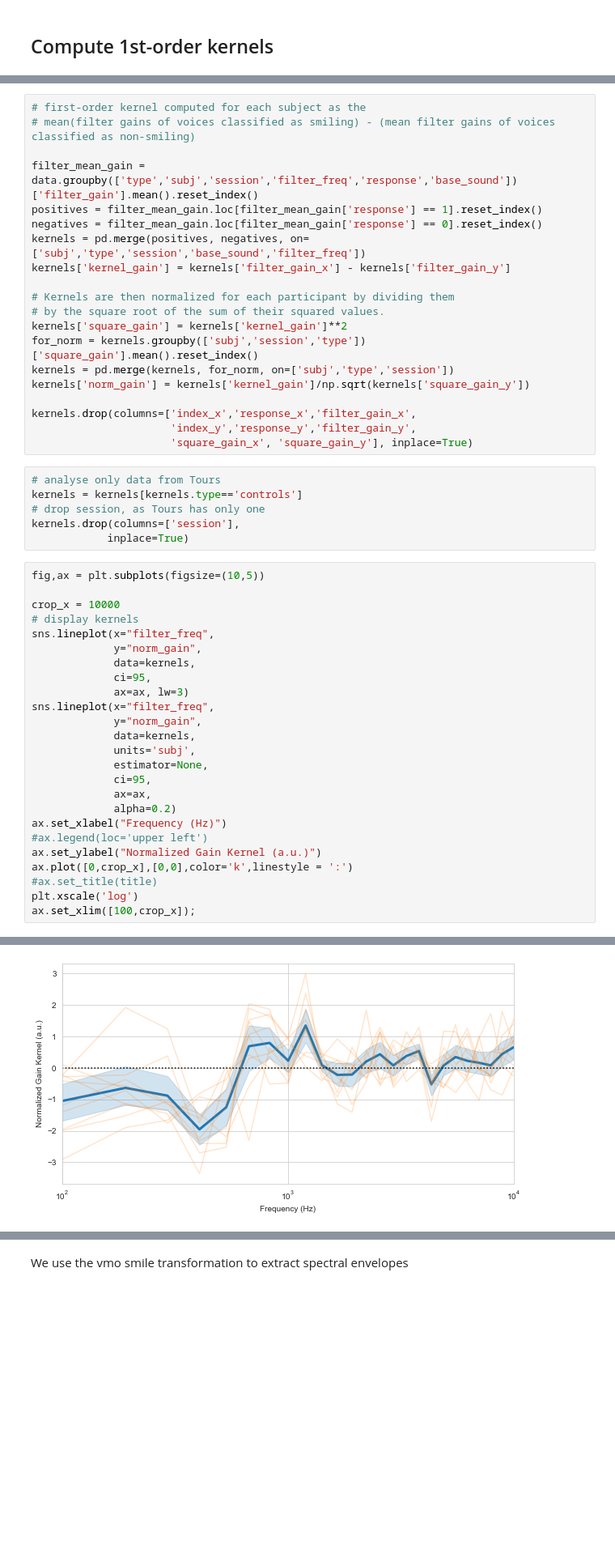
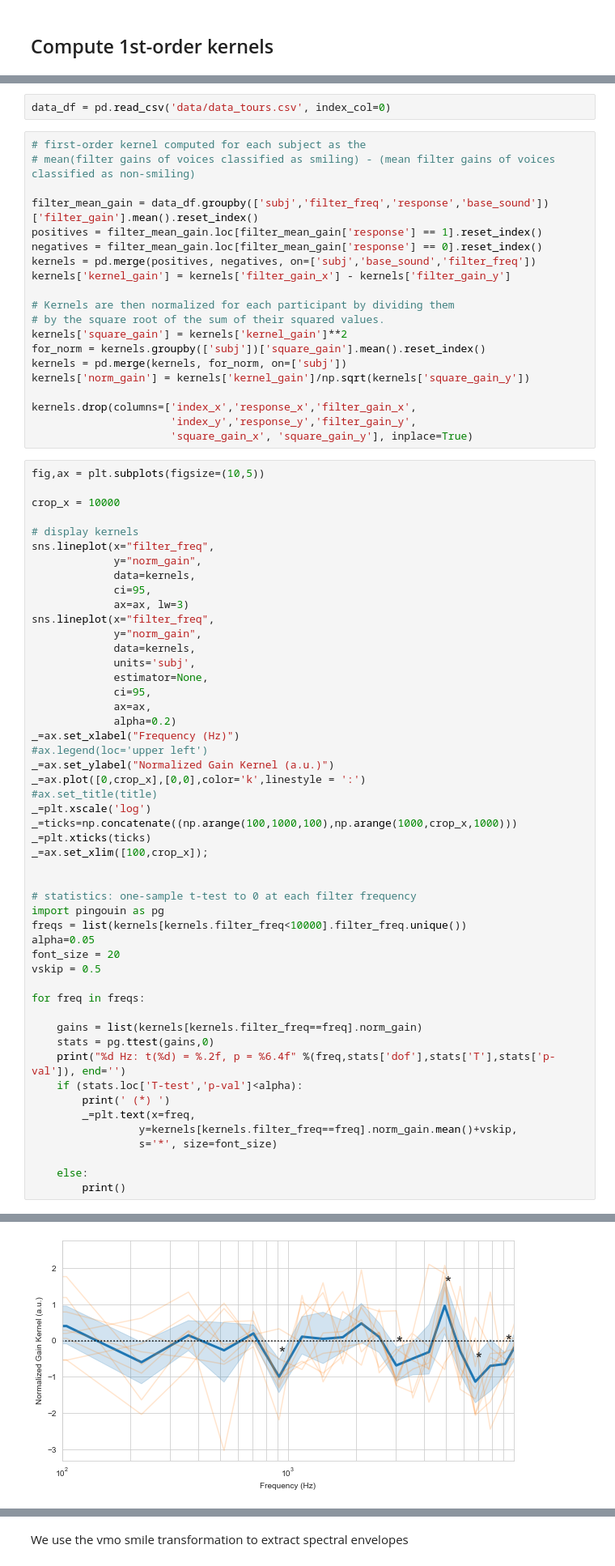
Before and after one commit to neuro-team-femto/revsmile, a Jupyter notebook: analysis/analysis_sepia.ipynb, the cells around one changed output, grey strips where cells are left out. Shown at 81% size. Cells and saved outputs as stored; diff of their text form; blank space fills up the shorter version.

```diff
--- a/analysis/analysis_sepia.ipynb
+++ b/analysis/analysis_sepia.ipynb
@@ -75,33 +69,30 @@ data = data[data.block != 0]
+# %%
+data_df = pd.read_csv('data/data_tours.csv', index_col=0)
 # %%
 # first-order kernel computed for each subject as the
 # mean(filter gains of voices classified as smiling) - (mean filter gains of voices classified as non-smiling)
 
-filter_mean_gain = data.groupby(['type','subj','session','filter_freq','response','base_sound'])['filter_gain'].mean().reset_index()
+filter_mean_gain = data_df.groupby(['subj','filter_freq','response','base_sound'])['filter_gain'].mean().reset_index()
 positives = filter_mean_gain.loc[filter_mean_gain['response'] == 1].reset_index()
 negatives = filter_mean_gain.loc[filter_mean_gain['response'] == 0].reset_index()
-kernels = pd.merge(positives, negatives, on=['subj','type','session','base_sound','filter_freq'])
+kernels = pd.merge(positives, negatives, on=['subj','base_sound','filter_freq'])
 kernels['kernel_gain'] = kernels['filter_gain_x'] - kernels['filter_gain_y']
 
 # Kernels are then normalized for each participant by dividing them
 # by the square root of the sum of their squared values.
 kernels['square_gain'] = kernels['kernel_gain']**2
-for_norm = kernels.groupby(['subj','session','type'])['square_gain'].mean().reset_index()
-kernels = pd.merge(kernels, for_norm, on=['subj','type','session'])
+for_norm = kernels.groupby(['subj'])['square_gain'].mean().reset_index()
+kernels = pd.merge(kernels, for_norm, on=['subj'])
 kernels['norm_gain'] = kernels['kernel_gain']/np.sqrt(kernels['square_gain_y'])
 
 kernels.drop(columns=['index_x','response_x','filter_gain_x',
                       'index_y','response_y','filter_gain_y',
                       'square_gain_x', 'square_gain_y'], inplace=True)
-# %%
-# analyse only data from Tours
-kernels = kernels[kernels.type=='controls']
-# drop session, as Tours has only one
-kernels.drop(columns=['session'],
-            inplace=True)
 # %%
 fig,ax = plt.subplots(figsize=(10,5))
 
 crop_x = 10000
+
 # display kernels
 sns.lineplot(x="filter_freq",
              y="norm_gain",
@@ -116,11 +107,35 @@ sns.lineplot(x="filter_freq",
              ci=95,
              ax=ax,
              alpha=0.2)
-ax.set_xlabel("Frequency (Hz)")
+_=ax.set_xlabel("Frequency (Hz)")
 #ax.legend(loc='upper left')
-ax.set_ylabel("Normalized Gain Kernel (a.u.)")
-ax.plot([0,crop_x],[0,0],color='k',linestyle = ':')
+_=ax.set_ylabel("Normalized Gain Kernel (a.u.)")
+_=ax.plot([0,crop_x],[0,0],color='k',linestyle = ':')
 #ax.set_title(title)
-plt.xscale('log')
-ax.set_xlim([100,crop_x]);
+_=plt.xscale('log')
+_=ticks=np.concatenate((np.arange(100,1000,100),np.arange(1000,crop_x,1000)))
+_=plt.xticks(ticks)
+_=ax.set_xlim([100,crop_x]);
+
+
+# statistics: one-sample t-test to 0 at each filter frequency
+import pingouin as pg
+freqs = list(kernels[kernels.filter_freq<10000].filter_freq.unique())
+alpha=0.05
+font_size = 20
+vskip = 0.5
+
+for freq in freqs:
+
+    gains = list(kernels[kernels.filter_freq==freq].norm_gain)
+    stats = pg.ttest(gains,0)
+    print("%d Hz: t(%d) = %.2f, p = %6.4f" %(freq,stats['dof'],stats['T'],stats['p-val']), end='')
+    if (stats.loc['T-test','p-val']<alpha):
+        print(' (*) ')
+        _=plt.text(x=freq,
+                 y=kernels[kernels.filter_freq==freq].norm_gain.mean()+vskip,
+                 s='*', size=font_size)
+
+    else:
+        print()
 # %% [output]
@@ -127 +164 @@ ax.set_xlim([100,crop_x]);
-[figure, old version]
+[figure, new version]
```
Also changed, not shown: parts of 26 cells of this notebook, 5 other files.
